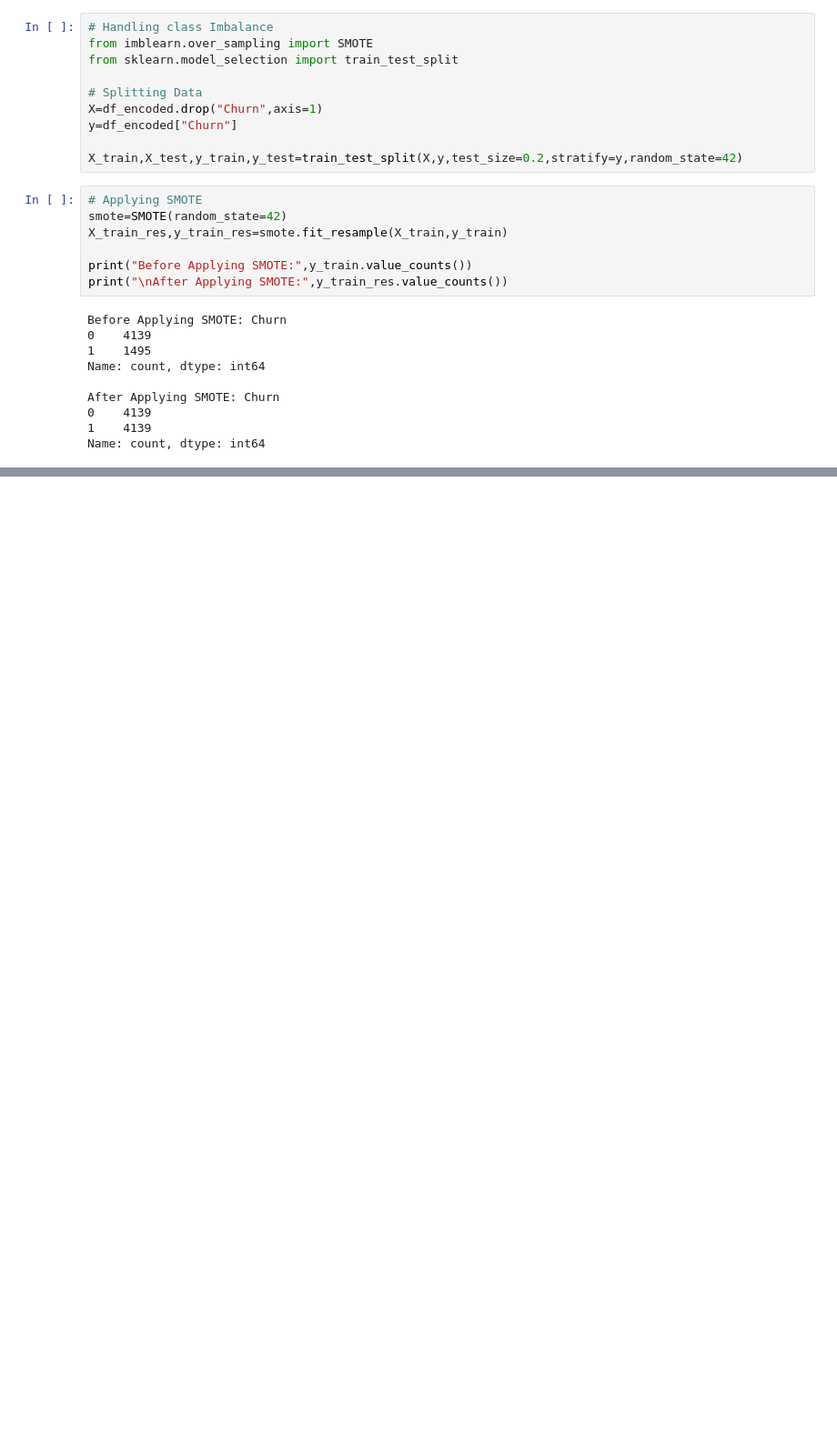
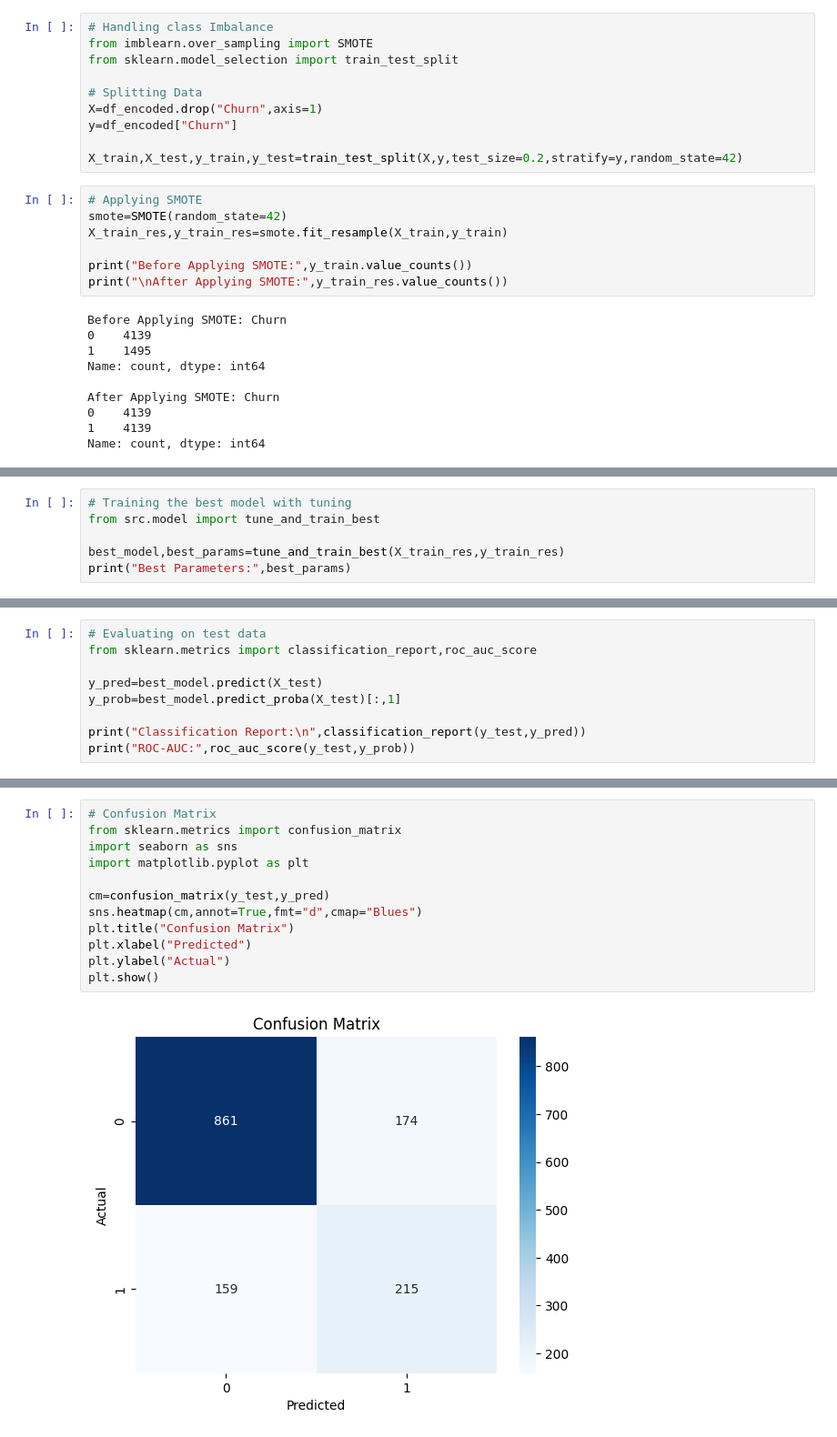
Before and after one commit to ksganni/CUSTOMER_CHURN_PREDICTION, a Jupyter notebook: notebook/customer_churn_prediction.ipynb, the cells around one changed output, grey strips where cells are left out. Shown at 91% size. Drawn from its saved outputs; the diff is of its cells as text; blank space fills up the shorter version.

```diff
--- a/notebook/customer_churn_prediction.ipynb
+++ b/notebook/customer_churn_prediction.ipynb
@@ -153,0 +184,6 @@ Name: count, dtype: int64
+# %%
+# Training the best model with tuning
+from src.model import tune_and_train_best
+
+best_model,best_params=tune_and_train_best(X_train_res,y_train_res)
+print("Best Parameters:",best_params)
@@ -153,0 +192,9 @@ Name: count, dtype: int64
+# %%
+# Evaluating on test data
+from sklearn.metrics import classification_report,roc_auc_score
+
+y_pred=best_model.predict(X_test)
+y_prob=best_model.predict_proba(X_test)[:,1]
+
+print("Classification Report:\n",classification_report(y_test,y_pred))
+print("ROC-AUC:",roc_auc_score(y_test,y_prob))
@@ -153,0 +213,14 @@ Name: count, dtype: int64
+# %%
+# Confusion Matrix
+from sklearn.metrics import confusion_matrix
+import seaborn as sns
+import matplotlib.pyplot as plt
+
+cm=confusion_matrix(y_test,y_pred)
+sns.heatmap(cm,annot=True,fmt="d",cmap="Blues")
+plt.title("Confusion Matrix")
+plt.xlabel("Predicted")
+plt.ylabel("Actual")
+plt.show()
+# %% [output]
+[figure, added]
```
Also changed, not shown: parts of 3 cells of this notebook, 1 other file.
